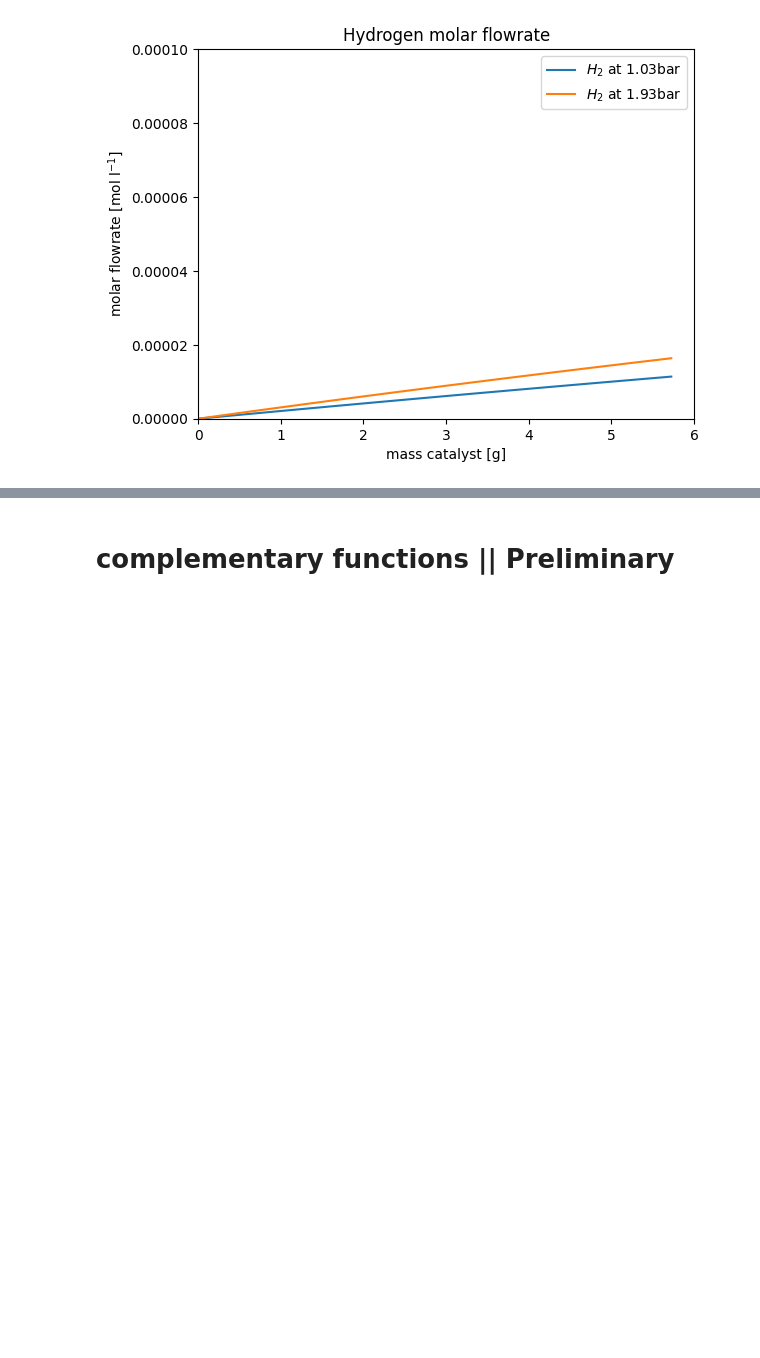
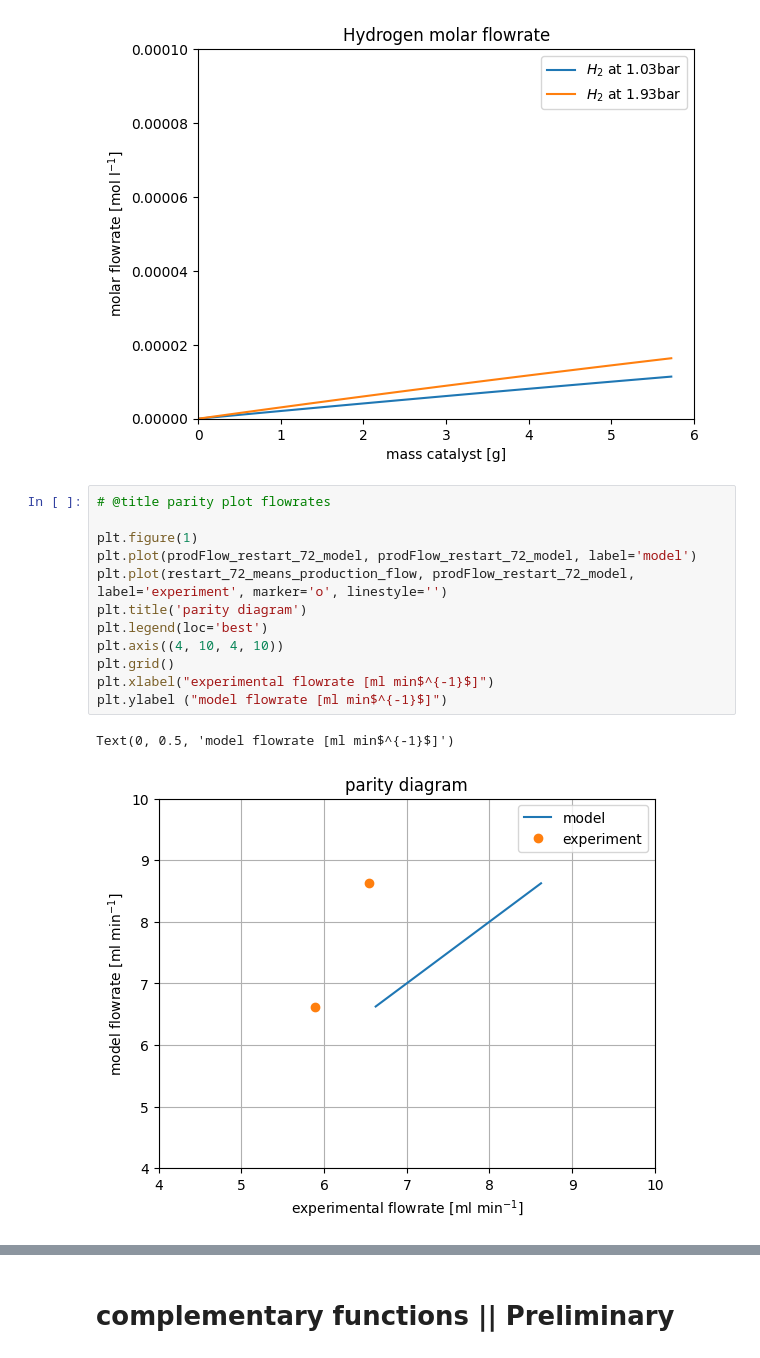
Before and after one commit to DanielGreiner/Masterarbeit, a Jupyter notebook: Model_reactor_1D_steady_state_isothermal.ipynb, the cells around one changed output, grey strips where cells are left out. Drawn from its saved outputs; the diff is of its cells as text; blank space fills up the shorter version.

```diff
--- a/Model_reactor_1D_steady_state_isothermal.ipynb
+++ b/Model_reactor_1D_steady_state_isothermal.ipynb
@@ -859,3 +854,18 @@ for i in range (len(restart_72_means_array)):
 [figure]
 [figure]
 [figure]
+# %%
+# @title parity plot flowrates
+
+plt.figure(1)
+plt.plot(prodFlow_restart_72_model, prodFlow_restart_72_model, label='model')
+plt.plot(restart_72_means_production_flow, prodFlow_restart_72_model, label='experiment', marker='o', linestyle='')
+plt.title('parity diagram')
+plt.legend(loc='best')
+plt.axis((4, 10, 4, 10))
+plt.grid()
+plt.xlabel("experimental flowrate [ml min$^{-1}$]")
+plt.ylabel ("model flowrate [ml min$^{-1}$]")
+# %% [output]
+Text(0, 0.5, 'model flowrate [ml min$^{-1}$]')
+[figure, added]
```
Also changed, not shown: parts of 13 cells of this notebook.
